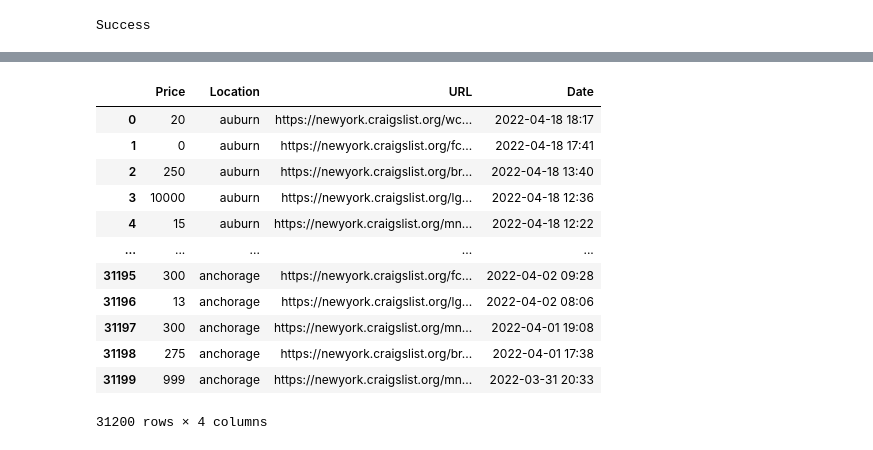
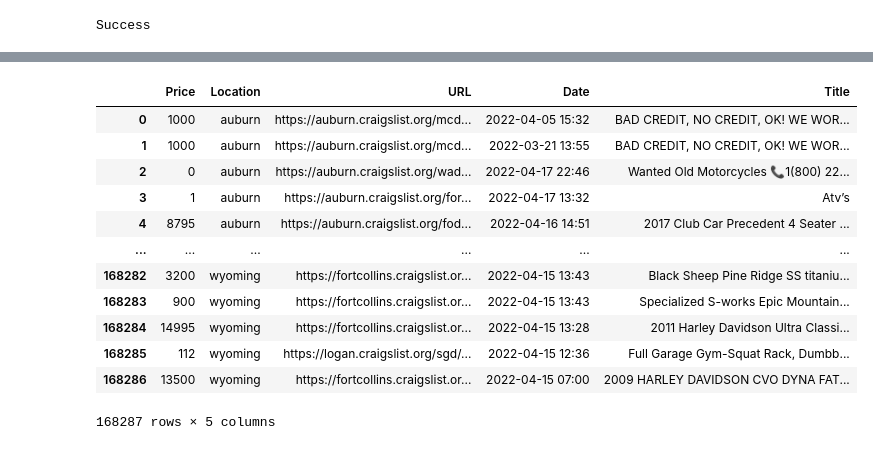
Before and after one commit to noeht/Data-Analytics---BEstimate, a Jupyter notebook: craigslist_webscraping.ipynb, the cells around one changed output, grey strips where cells are left out. Cells and saved outputs as stored; diff of their text form; code cells hidden in the pictures.

```diff
--- a/craigslist_webscraping.ipynb
+++ b/craigslist_webscraping.ipynb
@@ -551,13 +553,15 @@ Success
 # %%
 from requests.adapters import HTTPAdapter
 from requests.packages.urllib3.util.retry import Retry
+from tqdm import tqdm
 
 prices = []
 urls = []
 dates = []
 locations = []
+titles = []
 
-for place in places[:10]:
+for place in tqdm(places):
 
     try:
         #proxy_index = random.randint(0, len(ip_addresses) - 1)
@@ -621,7 +625,6 @@ for place in places[:10]:
             pass
 
         sleep(0.5)
-        print(url)
         if response.status_code != 200:
             print(('Request: {}; Status code: {}'.format(
                 requests, response.status_code)))
@@ -636,5 +639,6 @@ for place in places[:10]:
                 urls.append(post.find('a', class_="result-title hdrlnk")['href'])
                 dates.append(post.find('time', class_="result-date")['datetime'])
                 locations.append(place)
+                titles.append(post.find('a', class_="result-title hdrlnk").text)
             except:
                 pass
@@ -660,18 +645,18 @@ AttributeError: 'NoneType' object has no attribute 'text'
 # %%
-df = pd.DataFrame({'Price':prices, 'Location':locations, 'URL':urls, 'Date':dates})
+df = pd.DataFrame({'Price':prices, 'Location':locations, 'URL':urls, 'Date':dates, 'Title':titles})
 df
 # %% [output]
-|  | Price | Location | URL | Date |
-| 0 | 20 | auburn | https://newyork.craigslist.org/wc... | 2022-04-18 18:17 |
-| 1 | 0 | auburn | https://newyork.craigslist.org/fc... | 2022-04-18 17:41 |
-| 2 | 250 | auburn | https://newyork.craigslist.org/br... | 2022-04-18 13:40 |
-| 3 | 10000 | auburn | https://newyork.craigslist.org/lg... | 2022-04-18 12:36 |
-| 4 | 15 | auburn | https://newyork.craigslist.org/mn... | 2022-04-18 12:22 |
-| ... | ... | ... | ... | ... |
-| 31195 | 300 | anchorage | https://newyork.craigslist.org/fc... | 2022-04-02 09:28 |
-| 31196 | 13 | anchorage | https://newyork.craigslist.org/lg... | 2022-04-02 08:06 |
-| 31197 | 300 | anchorage | https://newyork.craigslist.org/mn... | 2022-04-01 19:08 |
-| 31198 | 275 | anchorage | https://newyork.craigslist.org/br... | 2022-04-01 17:38 |
-| 31199 | 999 | anchorage | https://newyork.craigslist.org/mn... | 2022-03-31 20:33 |
+|  | Price | Location | URL | Date | Title |
+| 0 | 1000 | auburn | https://auburn.craigslist.org/mcd... | 2022-04-05 15:32 | BAD CREDIT, NO CREDIT, OK! WE WOR... |
+| 1 | 1000 | auburn | https://auburn.craigslist.org/mcd... | 2022-03-21 13:55 | BAD CREDIT, NO CREDIT, OK! WE WOR... |
+| 2 | 0 | auburn | https://auburn.craigslist.org/wad... | 2022-04-17 22:46 | Wanted Old Motorcycles 📞1(800) 22... |
+| 3 | 1 | auburn | https://auburn.craigslist.org/for... | 2022-04-17 13:32 | Atv’s |
+| 4 | 8795 | auburn | https://auburn.craigslist.org/fod... | 2022-04-16 14:51 | 2017 Club Car Precedent 4 Seater ... |
+| ... | ... | ... | ... | ... | ... |
+| 168282 | 3200 | wyoming | https://fortcollins.craigslist.or... | 2022-04-15 13:43 | Black Sheep Pine Ridge SS titaniu... |
+| 168283 | 900 | wyoming | https://fortcollins.craigslist.or... | 2022-04-15 13:43 | Specialized S-works Epic Mountain... |
+| 168284 | 14995 | wyoming | https://fortcollins.craigslist.or... | 2022-04-15 13:28 | 2011 Harley Davidson Ultra Classi... |
+| 168285 | 112 | wyoming | https://logan.craigslist.org/sgd/... | 2022-04-15 12:36 | Full Garage Gym-Squat Rack, Dumbb... |
+| 168286 | 13500 | wyoming | https://fortcollins.craigslist.or... | 2022-04-15 07:00 | 2009 HARLEY DAVIDSON CVO DYNA FAT... |
-31200 rows × 4 columns
+168287 rows × 5 columns
 # %%
```
Also changed, not shown: parts of 5 cells of this notebook.
